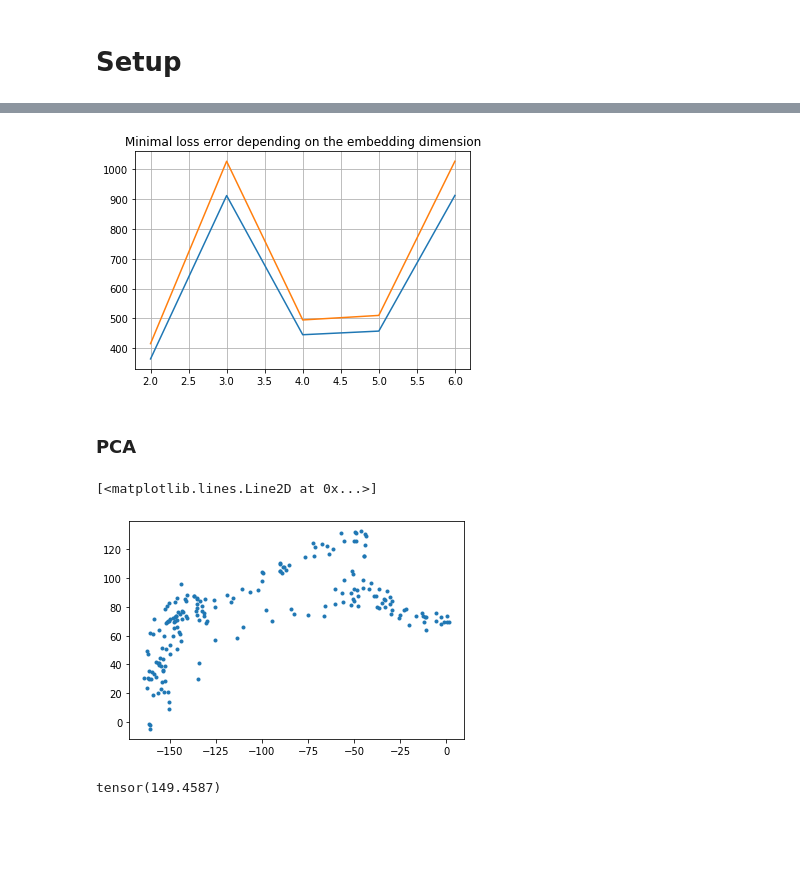
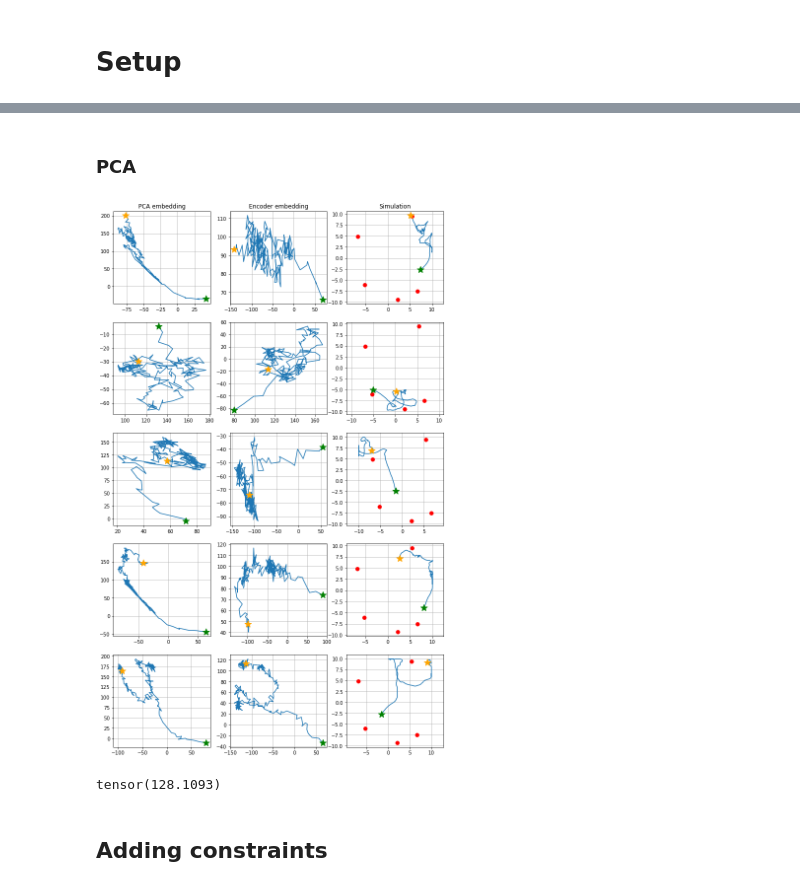
Before and after one commit to Painguin/Learning-based-multi-modal-indoor-localization, a Jupyter notebook: Autoencoder.ipynb, the cells around one changed output, grey strips where cells are left out. Cells and saved outputs as stored; diff of their text form; code cells hidden in the pictures; blank space fills up the shorter version.

Commit message:
add constraints to autoencoder

```diff
--- a/Autoencoder.ipynb
+++ b/Autoencoder.ipynb
@@ -32,2 +56,3 @@ data.plot_simulation(data[0][1])
 # %%
-train_loader, test_loader = data.get_random_loaders(0.8, 1)
+BATCH_SIZE = 1
+train_loader, test_loader = data.get_random_loaders(0.8, BATCH_SIZE)
@@ -161,3 +291,3 @@ Wall time: 9min 28s
 # %%
-encoder, _ = model_relu_2
-encoded_data = encoder(data[:][0])
+encoder, _ = result_2D['model']
+plot_embedding(encoder, data, range(5))
@@ -241,11 +312,2 @@ plt.ylim(0, 2000);
-# %%
-min_losses = {dim: [min(results[dim]['train_losses']), min(results[dim]['test_losses'])] for dim in dims}
-
-plt.title('Minimal loss error depending on the embedding dimension')
-plt.grid()
-plt.plot(dims, [min_losses[dim][0] for dim in dims])
-plt.plot(dims, [min_losses[dim][1] for dim in dims]);
-# %% [output]
-[figure, removed]
 # %% [markdown]
 ### PCA
@@ -254,13 +314,48 @@ from sklearn.decomposition import PCA
 # %%
 pca = PCA(n_components=2)
-pca_2D_embedding = pca.fit_transform(data[:][0].view(N_SIMULATIONS * N_STEPS, 30))
+pca_2D_embedding = pca.fit_transform(data[:][0].view(N_SIMULATIONS * N_STEPS, 3 * N_ANCHORS))
+# %%
+def plot_embedding_pca(encoder, data, pca, indices):
+    if isinstance(indices, int):
+        indices = [indices]
+    encoded = encoder(data[indices][0]).detach()
+    pca_emb = pca[indices]
+    ground_truth = data[indices][1]
+
+    fig, axes = plt.subplots(nrows=len(indices), ncols=3, figsize=(12, 4 * len(indices)))
+    for idx, (embedding, pca_embedding, simulation) in enumerate(zip(encoded, pca_emb, ground_truth)):
+        if len(indices) > 1:
+            ax1 = axes[idx, 0]
+            ax2 = axes[idx, 1]
+            ax3 = axes[idx, 2]
+        else:
+            ax1 = axes[0]
+            ax2 = axes[1]
+            ax3 = axes[2]
+
+
+        ax1.grid(True)
+        ax1.plot(*embedding.T)
+        ax1.plot(*embedding[0], '*', c='green', markersize=15)
+        ax1.plot(*embedding[-1], '*', c='orange', markersize=15);
+
+        ax2.grid(True)
+        ax2.plot(*pca_embedding.T)
+        ax2.plot(*pca_embedding[0], '*', c='green', markersize=15)
+        ax2.plot(*pca_embedding[-1], '*', c='orange', markersize=15);
+
+        data.plot_simulation(simulation, ax3)
+
+    for ax, col in zip(axes[0] if len(indices) > 1 else axes, ['PCA embedding', 'Encoder embedding', 'Simulation']):
+        ax.set_title(col)
 # %%
-plt.plot(*pca_2D_embedding.reshape((N_SIMULATIONS, N_STEPS, 2))[0].T, '.')
+plot_embedding_pca(encoder, data, pca_2D_embedding.reshape((N_SIMULATIONS, N_STEPS, 2)), [0,1,2,3,4])
 # %% [output]
-[<matplotlib.lines.Line2D at 0x...>]
-[figure, old version]
+[figure, new version]
 # %%
-pca_recovery_loss = criterion(data[:][0].view(N_SIMULATIONS * N_STEPS, 30), torch.FloatTensor(pca.inverse_transform(pca_2D_embedding)))
+pca_recovery_loss = mse_loss(data[:][0].view(N_SIMULATIONS * N_STEPS, 3 * N_ANCHORS), torch.FloatTensor(pca.inverse_transform(pca_2D_embedding)))
 pca_recovery_loss
 # %% [output]
-tensor(149.4587)
+tensor(128.1093)
+# %% [markdown]
+## Adding constraints
```
Also changed, not shown: parts of 75 cells of this notebook, 1 other file.
